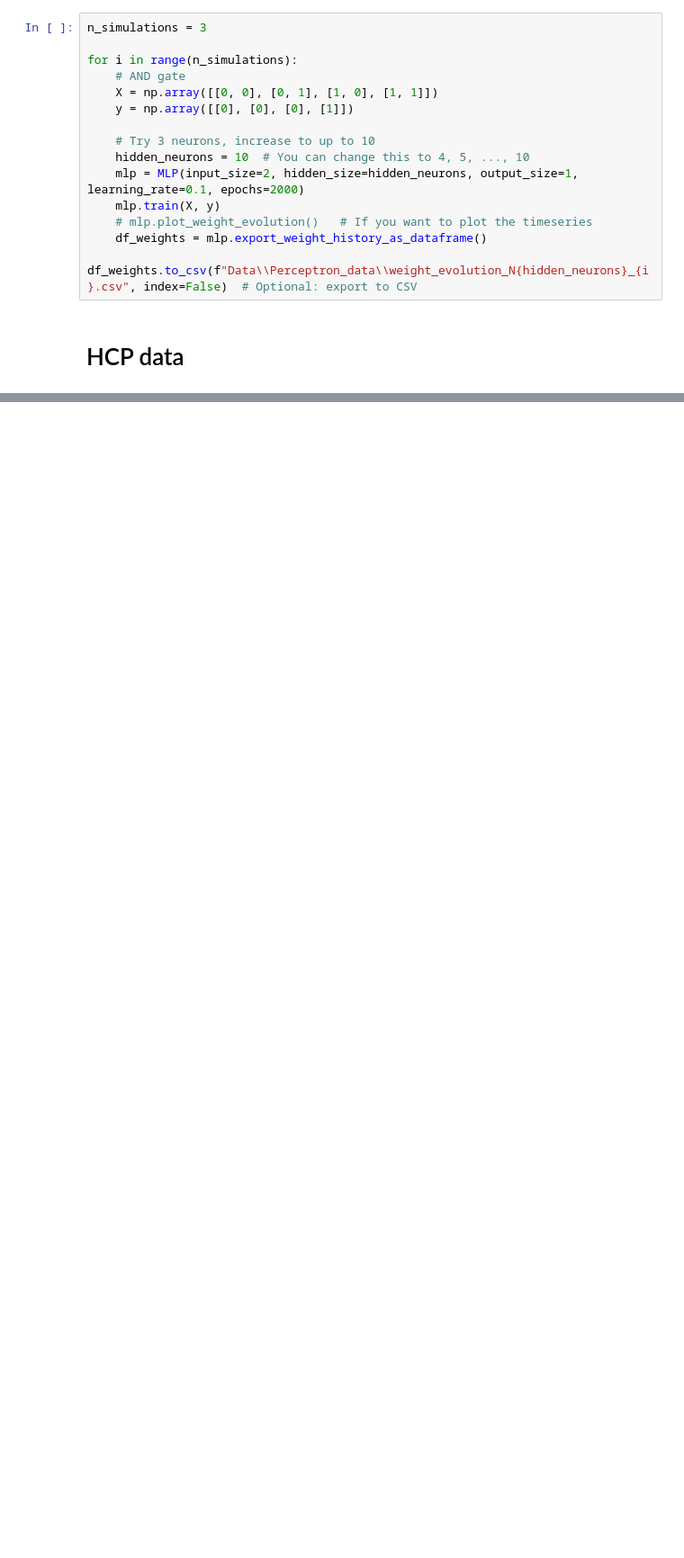
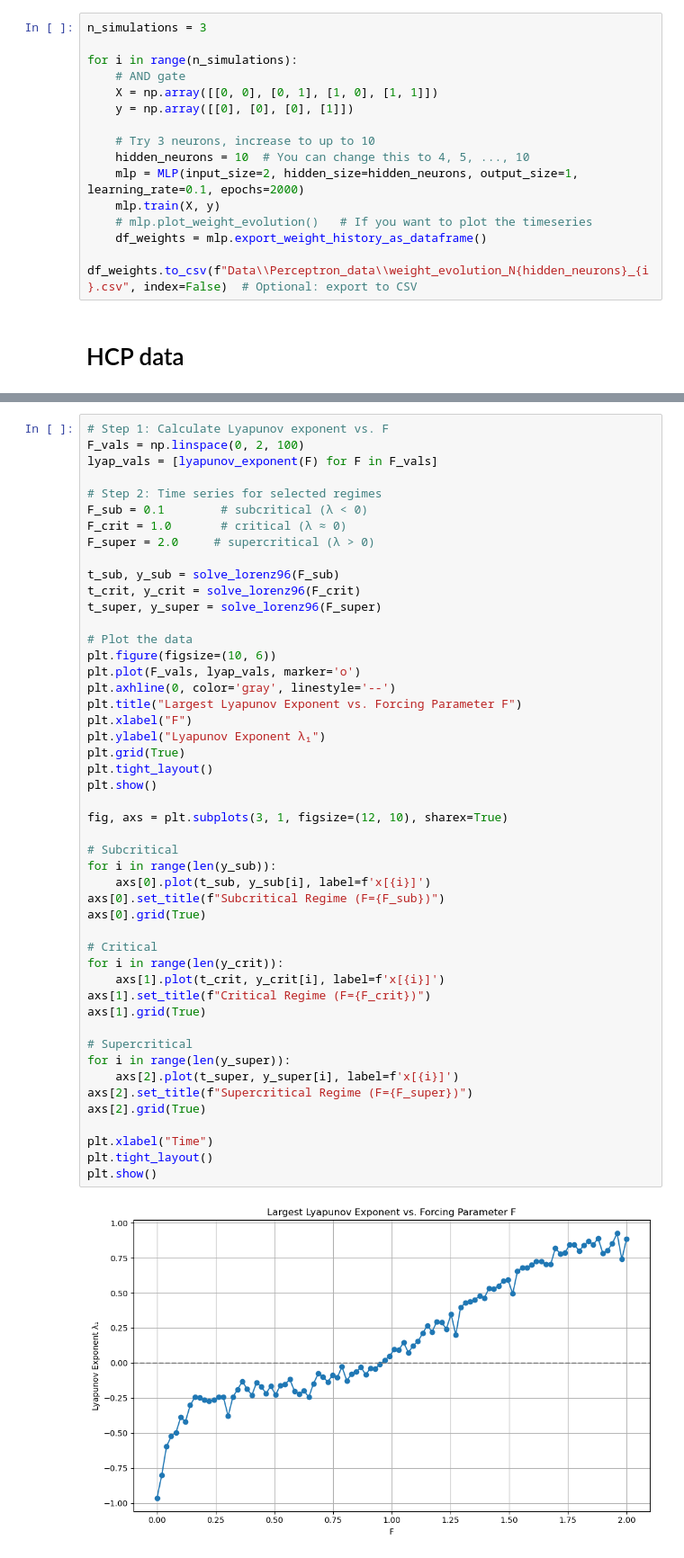
Before and after one commit to cyrilrommens/PhD_2, a Jupyter notebook: Data_preparation.ipynb, the cells around one changed output, grey strips where cells are left out. Shown at 90% size. Saved outputs shown, nothing was run; the diff lists cells and outputs as text; blank space fills up the shorter version.

```diff
--- a/Data_preparation.ipynb
+++ b/Data_preparation.ipynb
@@ -446,0 +543,50 @@ for i in range(n_simulations):
+# %%
+# Step 1: Calculate Lyapunov exponent vs. F
+F_vals = np.linspace(0, 2, 100)
+lyap_vals = [lyapunov_exponent(F) for F in F_vals]
+
+# Step 2: Time series for selected regimes
+F_sub = 0.1        # subcritical (λ < 0)
+F_crit = 1.0       # critical (λ ≈ 0)
+F_super = 2.0     # supercritical (λ > 0)
+
+t_sub, y_sub = solve_lorenz96(F_sub)
+t_crit, y_crit = solve_lorenz96(F_crit)
+t_super, y_super = solve_lorenz96(F_super)
+
+# Plot the data
+plt.figure(figsize=(10, 6))
+plt.plot(F_vals, lyap_vals, marker='o')
+plt.axhline(0, color='gray', linestyle='--')
+plt.title("Largest Lyapunov Exponent vs. Forcing Parameter F")
+plt.xlabel("F")
+plt.ylabel("Lyapunov Exponent λ₁")
+plt.grid(True)
+plt.tight_layout()
+plt.show()
+
+fig, axs = plt.subplots(3, 1, figsize=(12, 10), sharex=True)
+
+# Subcritical
+for i in range(len(y_sub)):
+    axs[0].plot(t_sub, y_sub[i], label=f'x[{i}]')
+axs[0].set_title(f"Subcritical Regime (F={F_sub})")
+axs[0].grid(True)
+
+# Critical
+for i in range(len(y_crit)):
+    axs[1].plot(t_crit, y_crit[i], label=f'x[{i}]')
+axs[1].set_title(f"Critical Regime (F={F_crit})")
+axs[1].grid(True)
+
+# Supercritical
+for i in range(len(y_super)):
+    axs[2].plot(t_super, y_super[i], label=f'x[{i}]')
+axs[2].set_title(f"Supercritical Regime (F={F_super})")
+axs[2].grid(True)
+
+plt.xlabel("Time")
+plt.tight_layout()
+plt.show()
+# %% [output]
+[figure, added]
```
Also changed, not shown: parts of 25 cells of this notebook, 15 other files.
